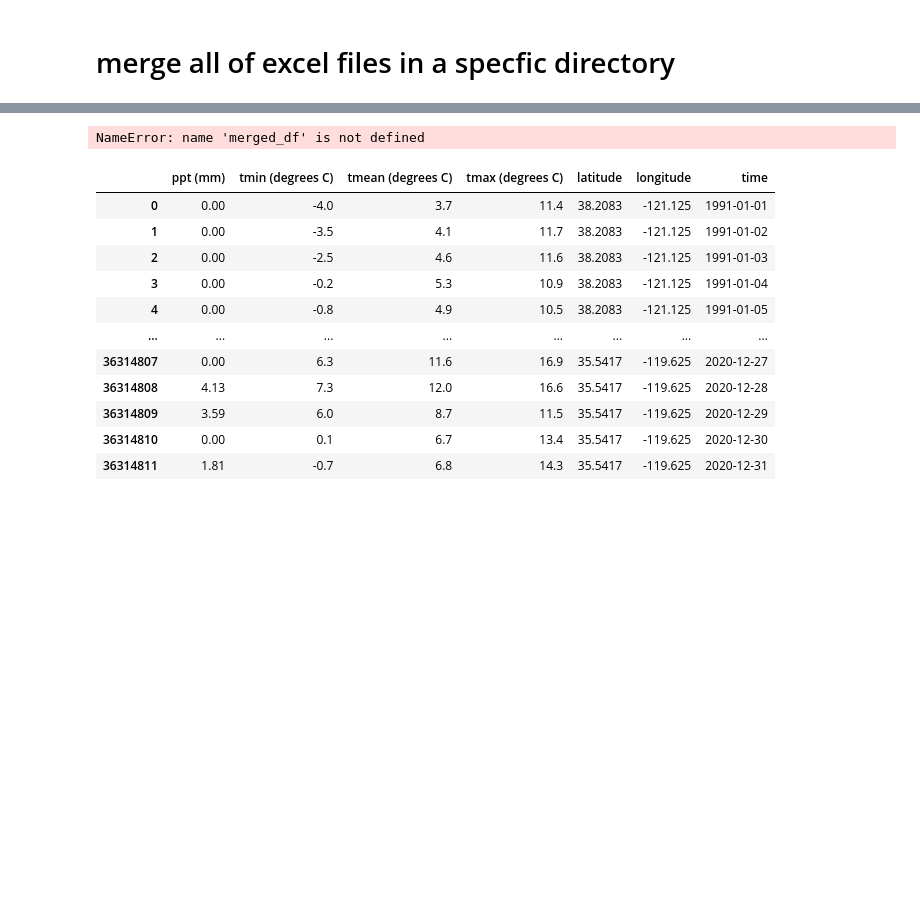
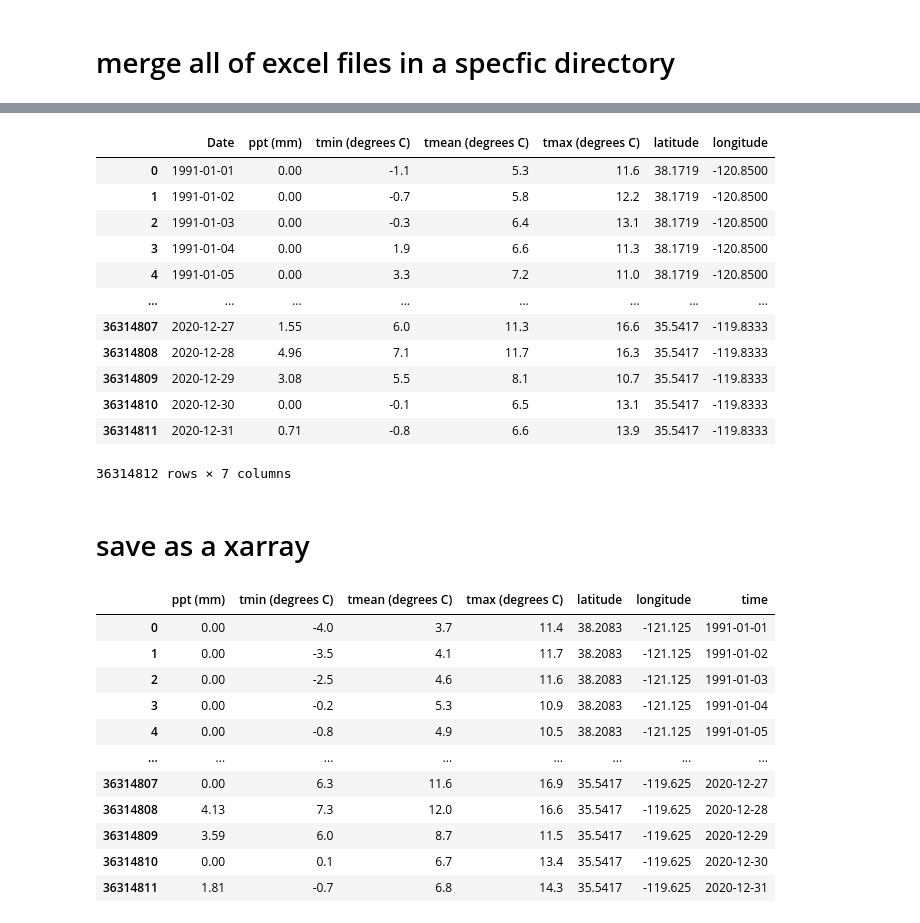
Before and after one commit to mahdi98mnm/download_PRISM_data, a Jupyter notebook: PRISM_tmin_stable_4kmD2_20160612_nc/PRISM.ipynb, the cells around one changed output, grey strips where cells are left out. Cells and saved outputs as stored; diff of their text form; code cells hidden in the pictures; blank space fills up the shorter version.

```diff
--- a/PRISM_tmin_stable_4kmD2_20160612_nc/PRISM.ipynb
+++ b/PRISM_tmin_stable_4kmD2_20160612_nc/PRISM.ipynb
@@ -389,4 +382,3 @@ Requirement already satisfied: numpy>=1.16.6 in /usr/local/lib/python3.10/dist-p
 # %%
-tt.to_parquet("/content/drive/MyDrive/w/Prism/merged_files/merged_prism_data.parquet", engine="pyarrow")
+
+merged_df.to_parquet("/content/drive/MyDrive/data/Prism/merged_files/merged_prism_data_par.parquet", engine="pyarrow")
-# %% [output]
-NameError: name 'merged_df' is not defined
@@ -396,3 +385,22 @@ with open(f'/content/drive/MyDrive/w/Prism/merged_files/merged_prism_data.pkl',
+# %%
+tt = pd.read_parquet('/content/drive/MyDrive/data/Prism/merged_files/merged_prism_data_par.parquet', engine='pyarrow')
+tt
+# %% [output]
+|  | Date | ppt (mm) | tmin (degrees C) | tmean (degrees C) | tmax (degrees C) | latitude | longitude |
+| 0 | 1991-01-01 | 0.00 | -1.1 | 5.3 | 11.6 | 38.1719 | -120.8500 |
+| 1 | 1991-01-02 | 0.00 | -0.7 | 5.8 | 12.2 | 38.1719 | -120.8500 |
+| 2 | 1991-01-03 | 0.00 | -0.3 | 6.4 | 13.1 | 38.1719 | -120.8500 |
+| 3 | 1991-01-04 | 0.00 | 1.9 | 6.6 | 11.3 | 38.1719 | -120.8500 |
+| 4 | 1991-01-05 | 0.00 | 3.3 | 7.2 | 11.0 | 38.1719 | -120.8500 |
+| ... | ... | ... | ... | ... | ... | ... | ... |
+| 36314807 | 2020-12-27 | 1.55 | 6.0 | 11.3 | 16.6 | 35.5417 | -119.8333 |
+| 36314808 | 2020-12-28 | 4.96 | 7.1 | 11.7 | 16.3 | 35.5417 | -119.8333 |
+| 36314809 | 2020-12-29 | 3.08 | 5.5 | 8.1 | 10.7 | 35.5417 | -119.8333 |
+| 36314810 | 2020-12-30 | 0.00 | -0.1 | 6.5 | 13.1 | 35.5417 | -119.8333 |
+| 36314811 | 2020-12-31 | 0.71 | -0.8 | 6.6 | 13.9 | 35.5417 | -119.8333 |
+36314812 rows × 7 columns
+# %% [markdown]
+# save as a xarray
 # %%
 tt['time'] = pd.to_datetime(tt['Date'],format= "%Y-%m-%d" )
 tt = tt.drop('Date', axis=1)
```
Also changed, not shown: parts of 7 cells of this notebook, 1 other file.
